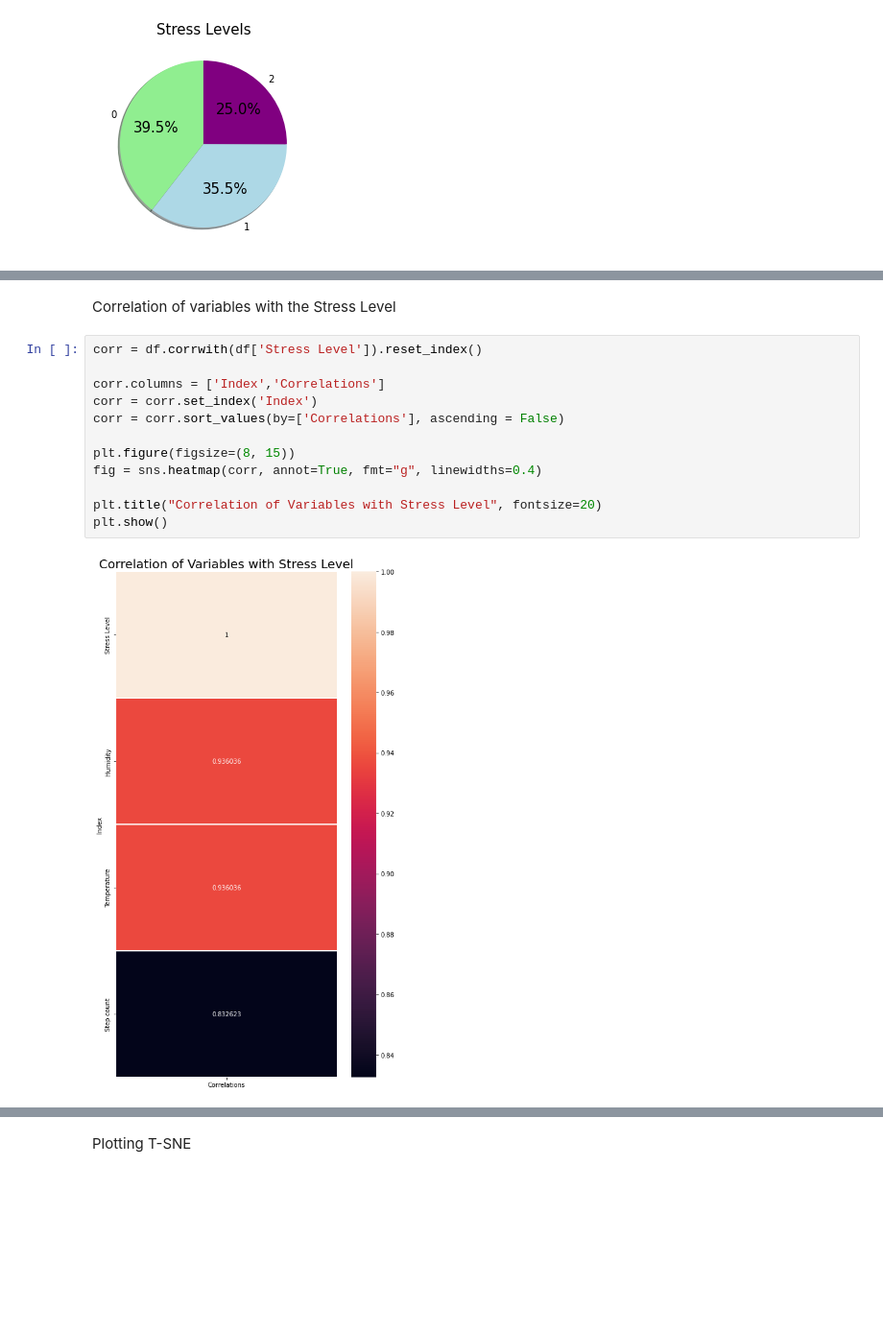
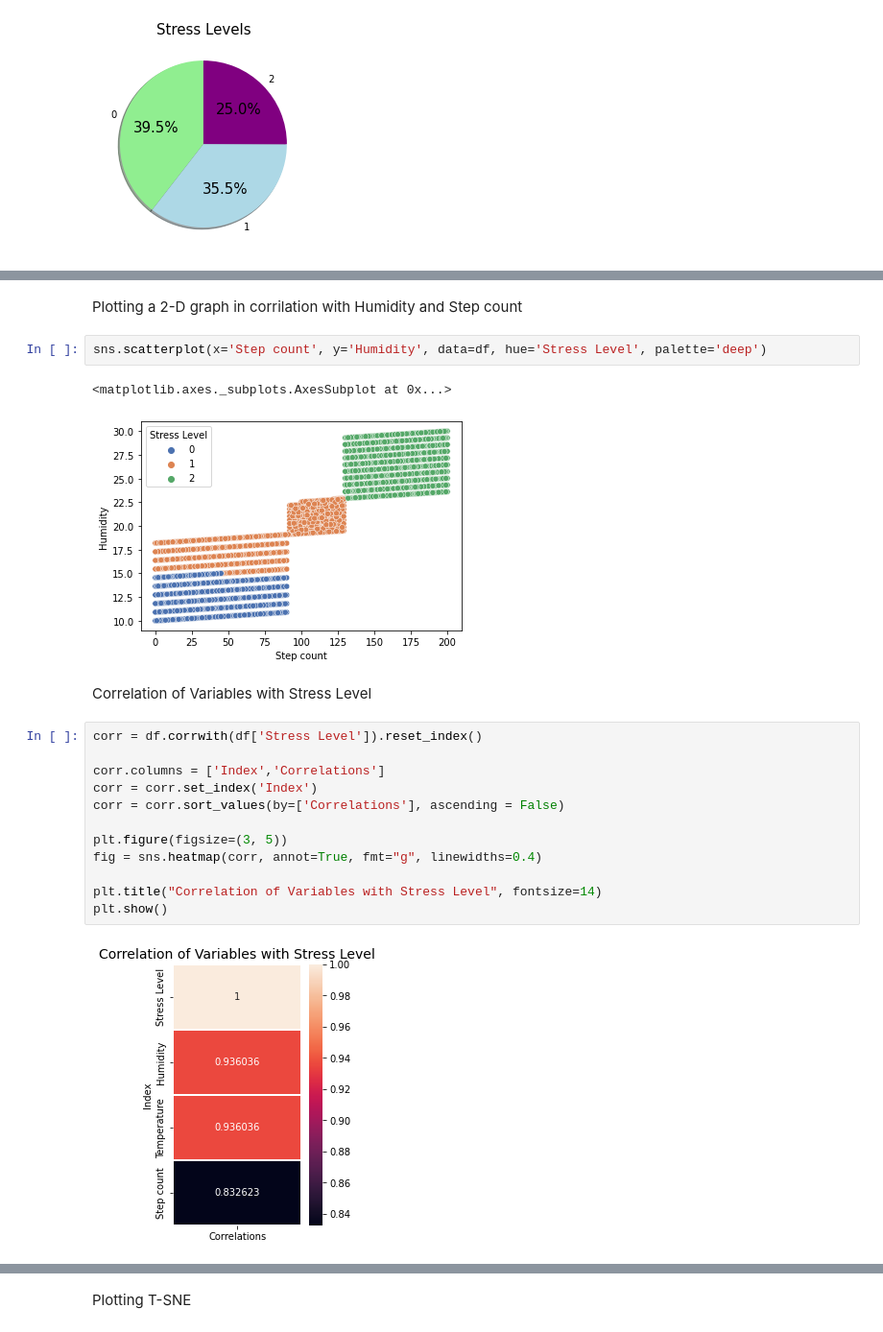
Before and after one commit to rahulprasadns/AIDI_AI_ALGO_FINAL_PROJECT, a Jupyter notebook: FinalProject_AIAlgo_StressLevel.ipynb, the cells around one changed output, grey strips where cells are left out. Shown at 96% size. Drawn from its saved outputs; the diff is of its cells as text; blank space fills up the shorter version.

```diff
--- a/FinalProject_AIAlgo_StressLevel.ipynb
+++ b/FinalProject_AIAlgo_StressLevel.ipynb
@@ -148,16 +239,23 @@ Text(0.5, 1.0, 'Stress Levels')
+# %% [markdown]
+Plotting a 2-D graph in corrilation with Humidity and Step count
+# %%
+sns.scatterplot(x='Step count', y='Humidity', data=df, hue='Stress Level', palette='deep')
+# %% [output]
+<matplotlib.axes._subplots.AxesSubplot at 0x...>
+[figure, added]
 # %% [markdown]
-Correlation of variables with the Stress Level
+Correlation of Variables with Stress Level
 # %%
 corr = df.corrwith(df['Stress Level']).reset_index()
 
 corr.columns = ['Index','Correlations']
 corr = corr.set_index('Index')
 corr = corr.sort_values(by=['Correlations'], ascending = False)
 
-plt.figure(figsize=(8, 15))
+plt.figure(figsize=(3, 5))
 fig = sns.heatmap(corr, annot=True, fmt="g", linewidths=0.4)
 
-plt.title("Correlation of Variables with Stress Level", fontsize=20)
+plt.title("Correlation of Variables with Stress Level", fontsize=14)
 plt.show()
 # %% [output]
-[figure, old version]
+[figure, new version]
```
Also changed, not shown: parts of 61 cells of this notebook.
